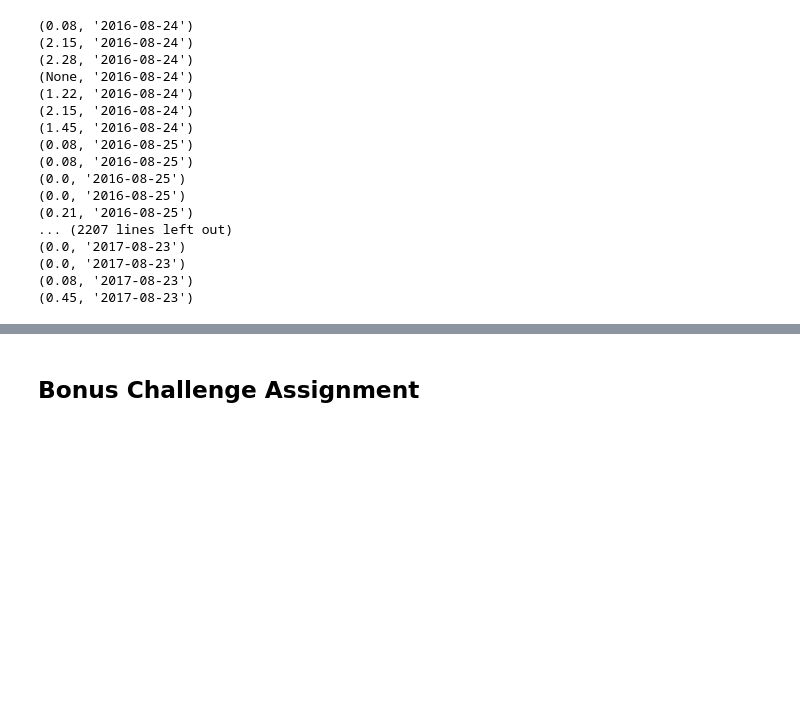
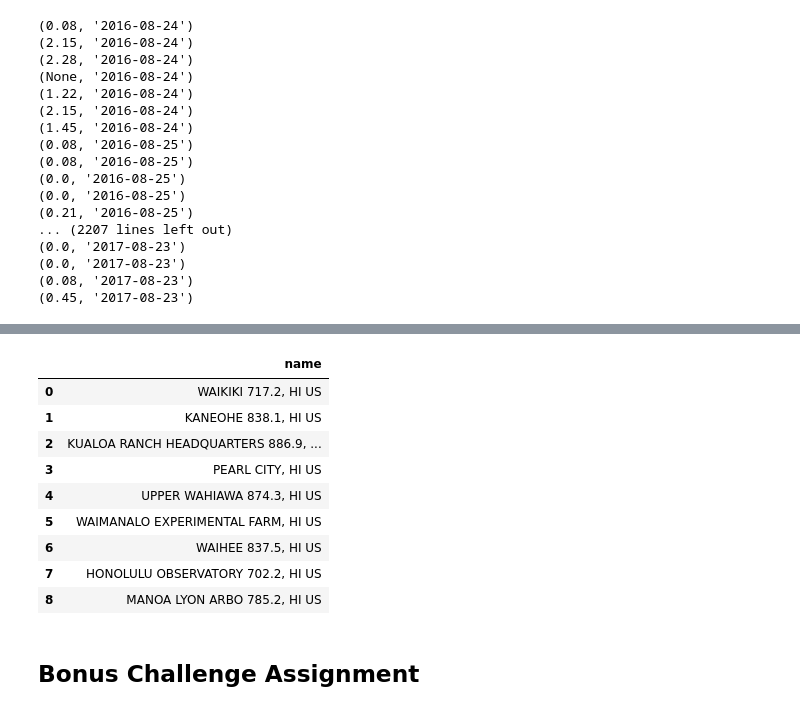
Before and after one commit to cynthiakellogg/sqlalchemy-challenge, a Jupyter notebook: climate_starter.ipynb, the cells around one changed output, grey strips where cells are left out. Cells and saved outputs as stored; diff of their text form; code cells hidden in the pictures; blank space fills up the shorter version.

```diff
--- a/climate_starter.ipynb
+++ b/climate_starter.ipynb
@@ -18,6 +18,7 @@ from sqlalchemy.orm import Session
 from sqlalchemy import create_engine, func, inspect
 # %%
 engine = create_engine("sqlite:///Resources/hawaii.sqlite")
+conn = engine.connect()
 # %%
 # reflect an existing database into a new model
 Base = automap_base()
@@ -118,3 +181,21 @@ ValueError: Shape of passed values is (4446, 1), indices imply (4446, 2)
+# %%
+#query unique values of Station.name
+unique_stations = pd.read_sql("SELECT DISTINCT station.name FROM station", conn)
+unique_stations
+# unique_stations = session.query(Station.name).distinct()
+# print(unique_stations)
+# session.query(Station.name).distinct().all()
+# %% [output]
+|  | name |
+| 0 | WAIKIKI 717.2, HI US |
+| 1 | KANEOHE 838.1, HI US |
+| 2 | KUALOA RANCH HEADQUARTERS 886.9, ... |
+| 3 | PEARL CITY, HI US |
+| 4 | UPPER WAHIAWA 874.3, HI US |
+| 5 | WAIMANALO EXPERIMENTAL FARM, HI US |
+| 6 | WAIHEE 837.5, HI US |
+| 7 | HONOLULU OBSERVATORY 702.2, HI US |
+| 8 | MANOA LYON ARBO 785.2, HI US |
 # %%
 # What are the most active stations? (i.e. what stations have the most rows)?
 # List the stations and the counts in descending order.
```
Also changed, not shown: parts of 10 cells of this notebook.
